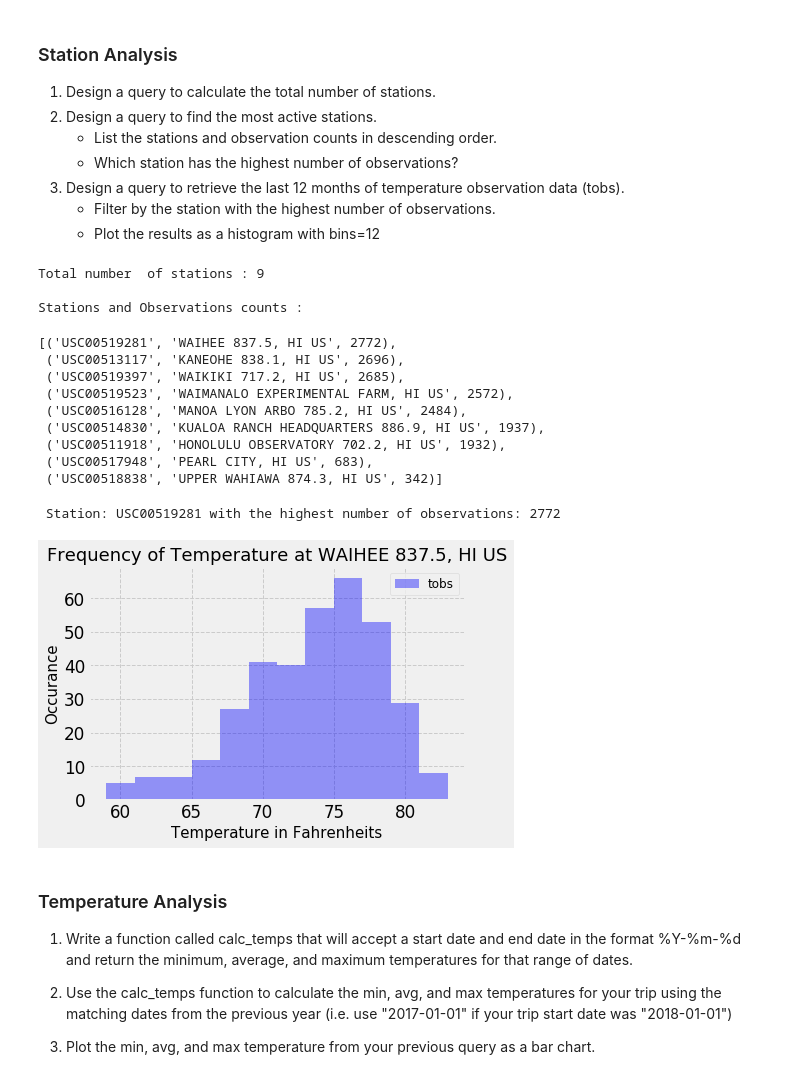
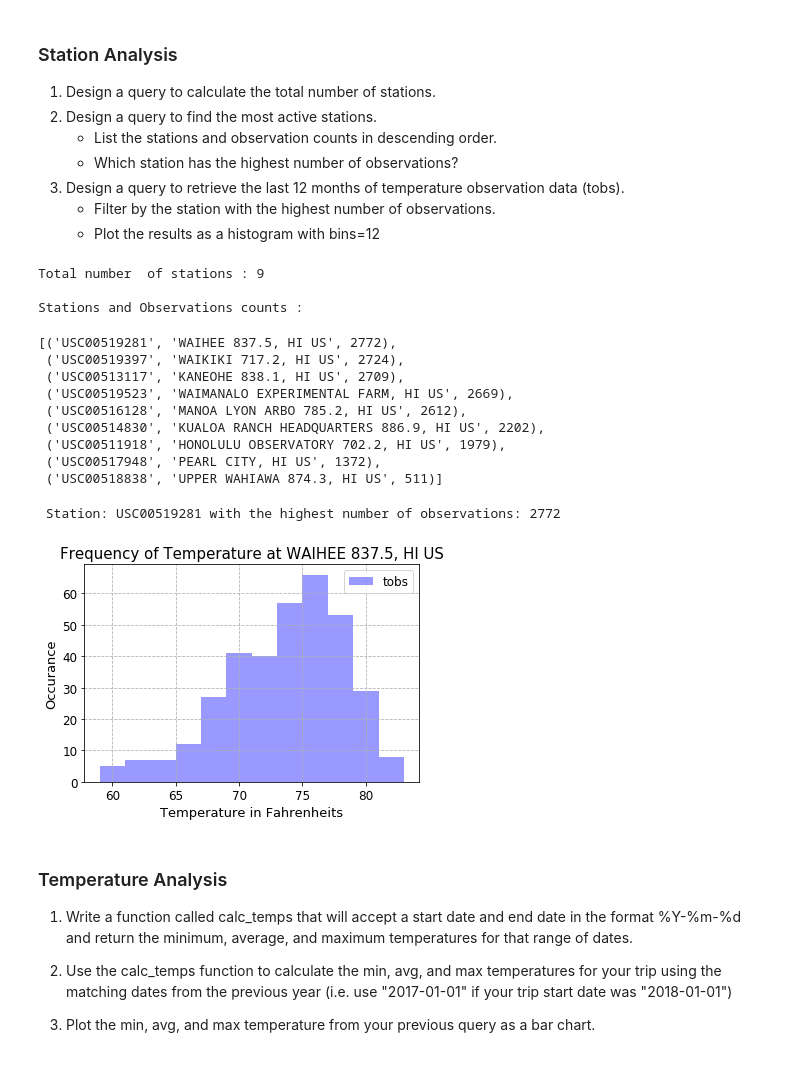
Before and after one commit to beashetkar/HW11-Adv-Data-Storage-Retrieval, a Jupyter notebook: climate_analysis.ipynb, the cells around one changed output. Cells and saved outputs as stored; diff of their text form; code cells hidden in the pictures.

```diff
--- a/climate_analysis.ipynb
+++ b/climate_analysis.ipynb
@@ -123,9 +127,15 @@ first_row.__dict__
 # %%
-prcp_analysis_df = pd.read_sql(session.query(Measurements.date,Measurements.prcp).\
-        filter(Measurements.date.between('2016-08-23', '2017-08-23')).\
+# Get the last date of the data and find the date one year ago.
+qry = session.query(func.max(Measurements.date).label("last_date"))
+res = qry.one()
+last_date = res.last_date
+year_ago_date = get_start_date(last_date, 'Y')
+
+prcp_year_df = pd.read_sql(session.query(Measurements.date,Measurements.prcp).\
+        filter(Measurements.date.between(year_ago_date, last_date)).\
         order_by(Measurements.date.asc()).statement, session.bind)
 
-prcp_analysis_df.set_index('date')
+prcp_year_df.set_index('date')
 # %% [output]
 |  | prcp |
 | date |  |
@@ -182,65 +192,65 @@ total_num_stations = session.query(Stations.station).count()
 print(f"Total number  of stations : {total_num_stations} ")
 
 # The most Active stations.
-active_stations = session.query(Measurements.station, Stations.name, func.count(Measurements.tobs)).\
+top_stations = session.query(Measurements.station, Stations.name, func.count(Measurements.tobs)).\
             filter(Measurements.station == Stations.station).\
             group_by(Measurements.station).\
             order_by(func.count(Measurements.tobs).desc()).all()
 
 print("\nStations and Observations counts :")
-active_stations
+top_stations
 # %% [output]
 Total number  of stations : 9
 
 Stations and Observations counts :
 [('USC00519281', 'WAIHEE 837.5, HI US', 2772),
- ('USC00513117', 'KANEOHE 838.1, HI US', 2696),
- ('USC00519397', 'WAIKIKI 717.2, HI US', 2685),
- ('USC00519523', 'WAIMANALO EXPERIMENTAL FARM, HI US', 2572),
- ('USC00516128', 'MANOA LYON ARBO 785.2, HI US', 2484),
- ('USC00514830', 'KUALOA RANCH HEADQUARTERS 886.9, HI US', 1937),
- ('USC00511918', 'HONOLULU OBSERVATORY 702.2, HI US', 1932),
- ('USC00517948', 'PEARL CITY, HI US', 683),
- ('USC00518838', 'UPPER WAHIAWA 874.3, HI US', 342)]
+ ('USC00519397', 'WAIKIKI 717.2, HI US', 2724),
+ ('USC00513117', 'KANEOHE 838.1, HI US', 2709),
+ ('USC00519523', 'WAIMANALO EXPERIMENTAL FARM, HI US', 2669),
+ ('USC00516128', 'MANOA LYON ARBO 785.2, HI US', 2612),
+ ('USC00514830', 'KUALOA RANCH HEADQUARTERS 886.9, HI US', 2202),
+ ('USC00511918', 'HONOLULU OBSERVATORY 702.2, HI US', 1979),
+ ('USC00517948', 'PEARL CITY, HI US', 1372),
+ ('USC00518838', 'UPPER WAHIAWA 874.3, HI US', 511)]
 # %%
 # Which station has the highest number of observations?
 
-highest_station = active_stations[0:1]
+highest_station = top_stations[0:1]
 print(" Station: %s with the highest number of observations: %s" \
       % (highest_station[0][0],highest_station[0][2]))
 # %% [output]
  Station: USC00519281 with the highest number of observations: 2772
 # %%
-# Retrieve the last 12 months of temperature observation data (tobs) for the station with the highest number of observations.
+# Retrieve the last 12 months of temperature observation data (tobs)
+# for the station with the highest number of observations.
 
-temp12_hgst_station = session.query(Measurements.tobs).\
+tobs_hgst_station = session.query(Measurements.tobs).\
                       filter(Measurements.station == highest_station[0][0], \
-                      Measurements.date.between('2016-08-23', '2017-08-23')).all()
+                      Measurements.date.between(year_ago_date, last_date)).all()
 
-temp12_hgst_station_df = pd.DataFrame(temp12_hgst_station, columns=[ 'tobs'])
+tobs_hgst_station_df = pd.DataFrame(tobs_hgst_station, columns=[ 'tobs'])
 # %%
 # Plot the results as a histogram with bins=12
 
 fig = plt.figure()
 
 # Control the number of bins
-sns.distplot(temp12_hgst_station_df["tobs"], bins=12, color='blue', hist=True, kde=False, rug=False )
-# %matplotlib inline
-# plt.hist(prcp_analysis_df, bins=12, histtype='stepfilled', facecolor='blue', alpha=0.5)
+sns.distplot(tobs_hgst_station_df["tobs"], bins=12, color='blue', hist=True, kde=False, rug=False )
 
-plt.title(f"Frequency of Temperature at {highest_station[0][1]}", fontsize=18)
+plt.title(f"Frequency of Temperature at {highest_station[0][1]}", fontsize=15)
+plt.figsize = (50,30)
 plt.grid(True, ls='dashed')
-plt.xlabel("Temperature in Fahrenheits",fontsize=15)
-plt.ylabel("Occurance", fontsize=15)
+plt.xlabel("Temperature in Fahrenheits",fontsize=13)
+plt.ylabel("Occurance", fontsize=13)
 plt.legend(["tobs"],loc="best",prop={'size': 12})
 
 plt.xticks(rotation=(0.45),size='large')
 plt.yticks(size='large')
 
 #plt.savefig('output/prcp_analysis.png')
 plt.show()
 # %% [output]
-[figure, old version]
+[figure, new version]
 # %% [markdown]
 ### Temperature Analysis
 
```
Also changed, not shown: parts of 21 cells of this notebook, 4 other files.
